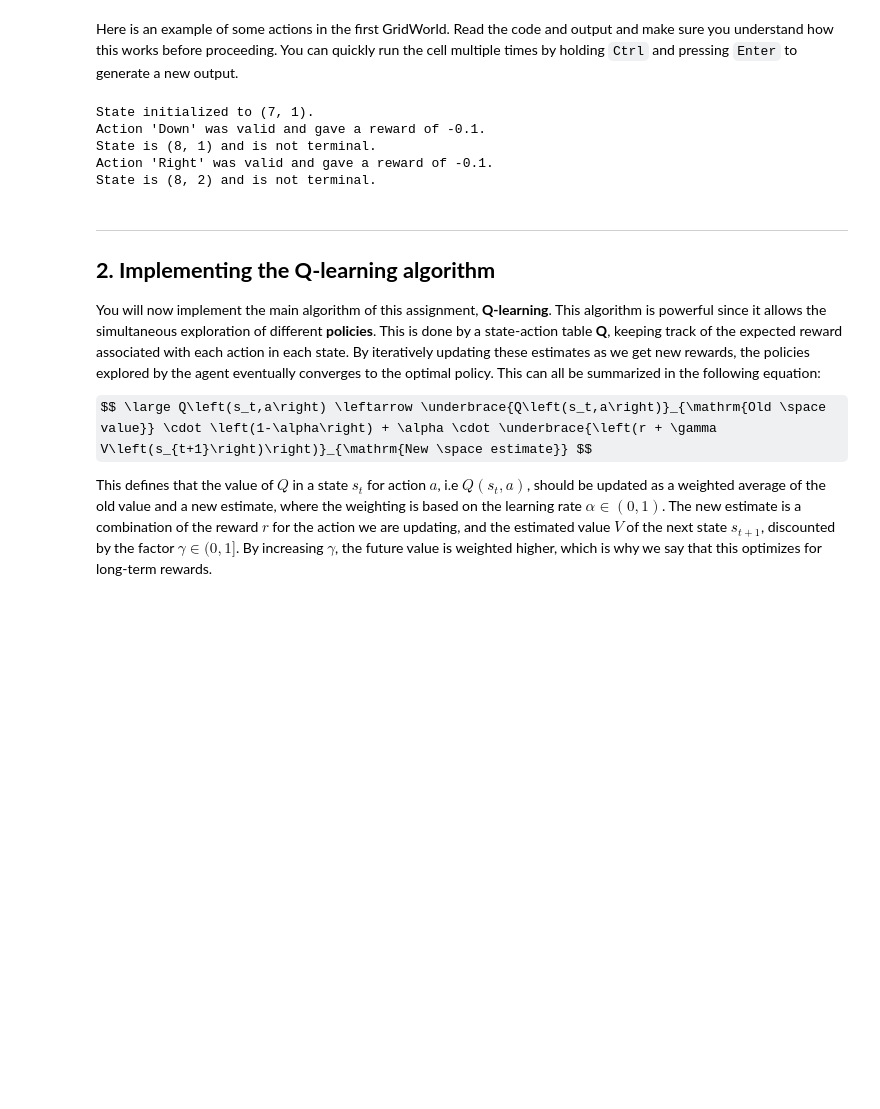
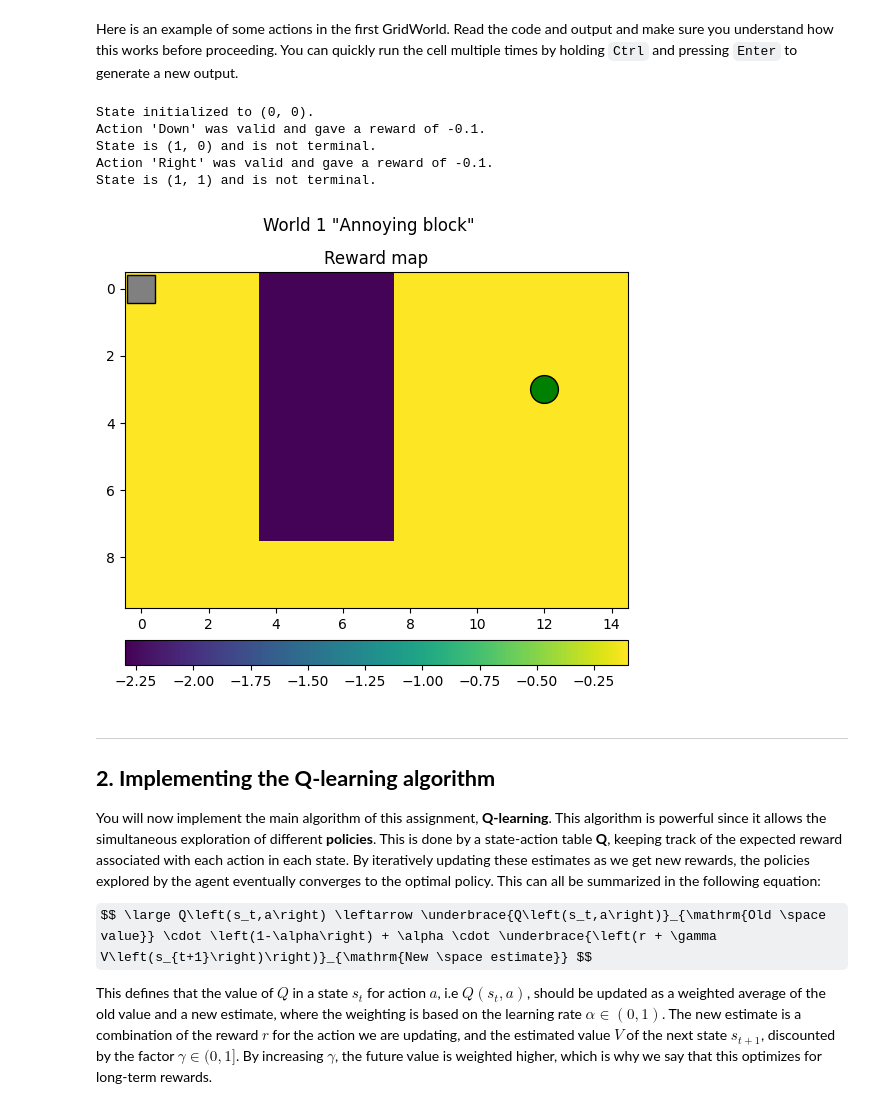
Before and after one commit to marijnkj/-D-NN, a Jupyter notebook: A4_Reinforcement/QLearning.ipynb, the cells around one changed output. Drawn from its saved outputs; the diff is of its cells as text; code cells hidden in the pictures; some formulas as TeX source; blank space fills up the shorter version.

```diff
--- a/A4_Reinforcement/QLearning.ipynb
+++ b/A4_Reinforcement/QLearning.ipynb
@@ -80,34 +80,39 @@ Here is an example of some actions in the first GridWorld. Read the code and out
 # %%
 W = GridWorld(1)
 W.init()
+
+W._pos = (0,0)
+
+W.draw()
 
 # Check state
 state, isTerm = W.getState()
 print(f"State initialized to {state}.")
 
 # Make action
 a = "Down"
 isValid, reward = W.doAction(a)
 print(f"Action '{a}' was {'' if isValid else 'not '}valid and gave a reward of {reward}.")
 
 # Check state
 state, isTerm = W.getState()
 print(f"State is {state} and is {('' if isTerm else 'not ')}terminal.")
 
 # Make action
 a = "Right"
 isValid, reward = W.doAction(a)
 print(f"Action '{a}' was {'' if isValid else 'not '}valid and gave a reward of {reward}.")
 
 # Check state
 state, isTerm = W.getState()
 print(f"State is {state} and is {('' if isTerm else 'not ')}terminal.")
 # %% [output]
-State initialized to (7, 1).
+State initialized to (0, 0).
 Action 'Down' was valid and gave a reward of -0.1.
-State is (8, 1) and is not terminal.
+State is (1, 0) and is not terminal.
 Action 'Right' was valid and gave a reward of -0.1.
-State is (8, 2) and is not terminal.
+State is (1, 1) and is not terminal.
+[figure, added]
 # %% [markdown]
 ---
 ## **2. Implementing the Q-learning algorithm**
```
Also changed, not shown: parts of 5 cells of this notebook.
